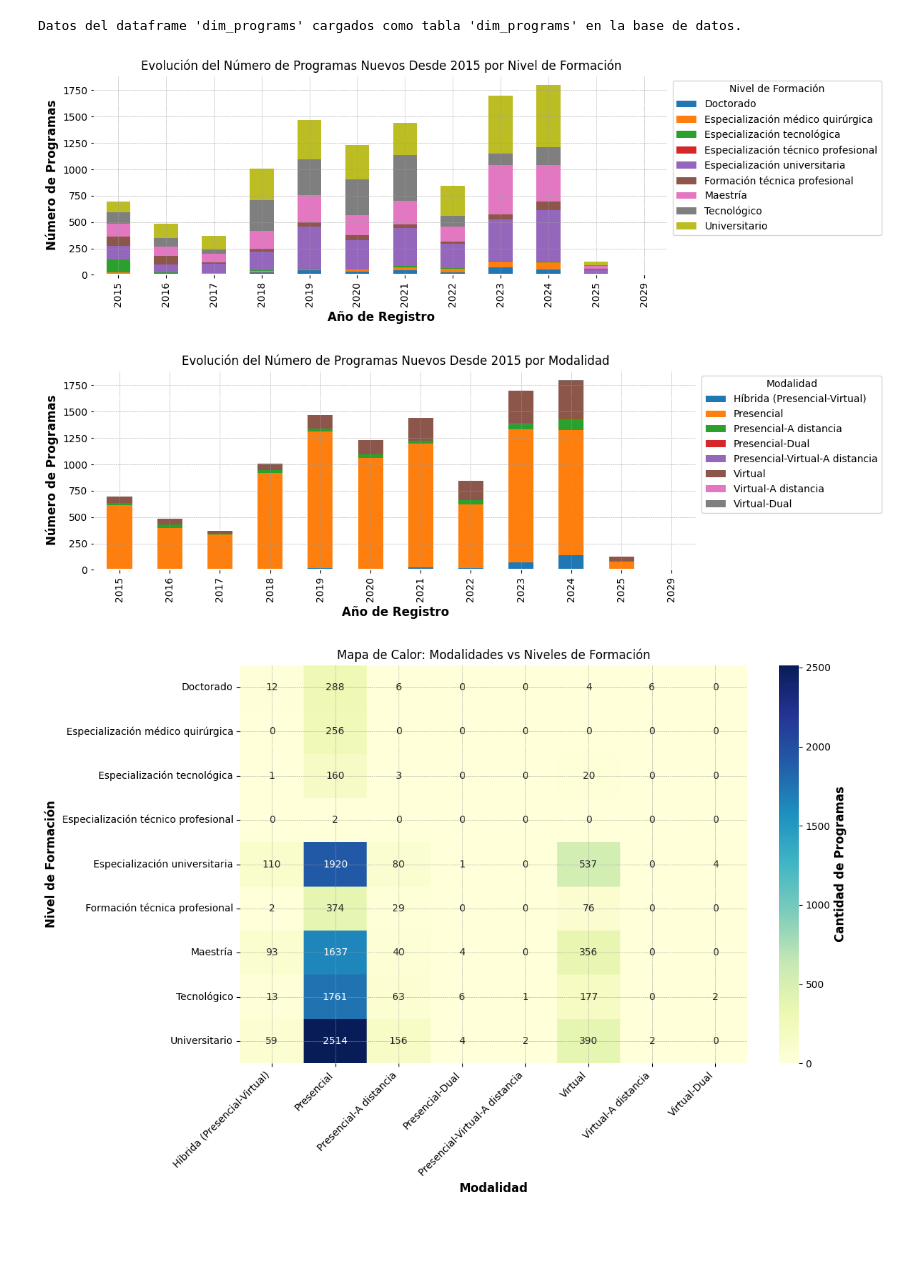
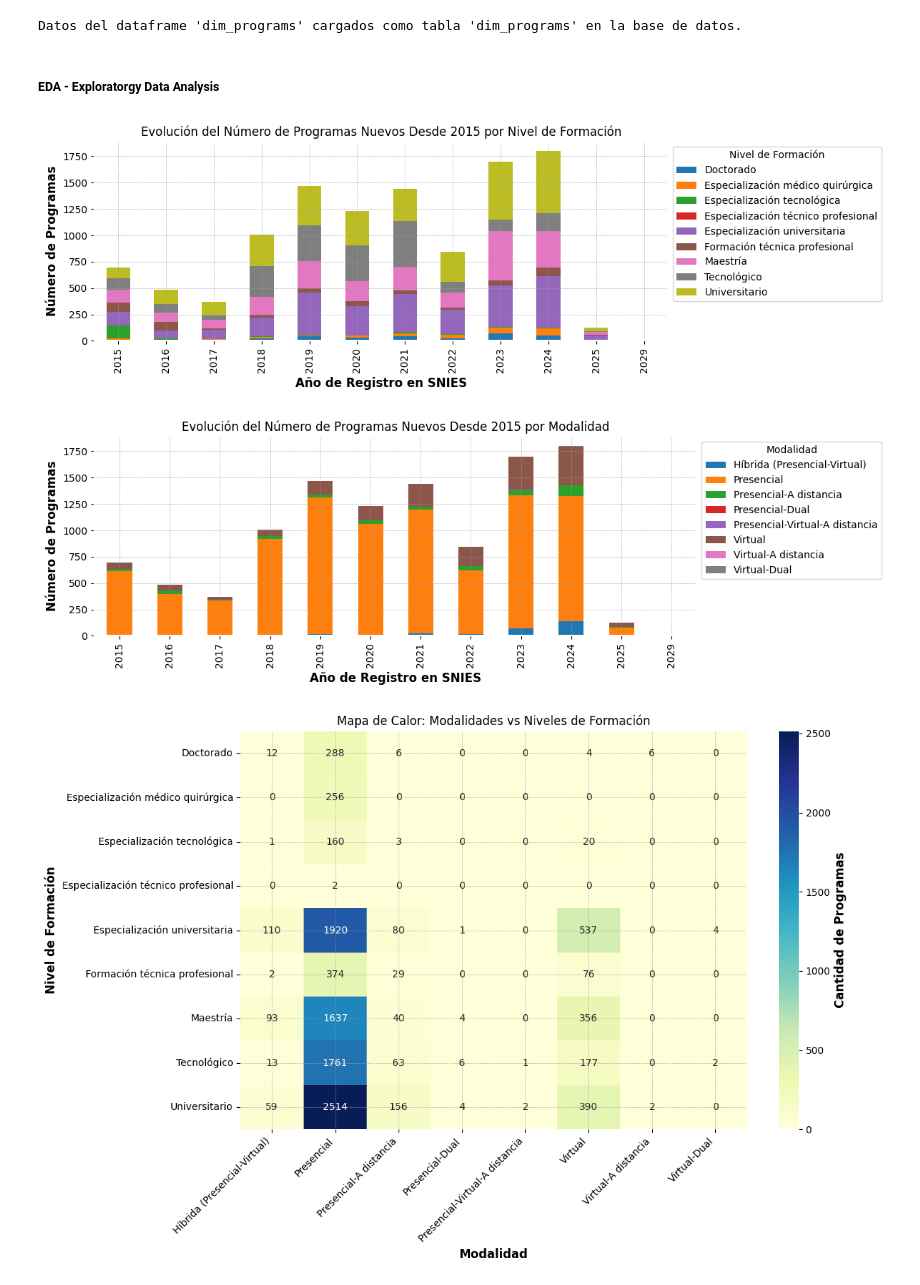
Before and after one commit to jennramos87/Proyecto_ETL, a Jupyter notebook: Porgrams.ipynb, the cells around one changed output. Cells and saved outputs as stored; diff of their text form; code cells hidden in the pictures; blank space fills up the shorter version.

```diff
--- a/Porgrams.ipynb
+++ b/Porgrams.ipynb
@@ -461,29 +463,31 @@ df_filtered_from_2015.to_sql('dim_programs', engine, if_exists='replace', index=
 print("Datos del dataframe 'dim_programs' cargados como tabla 'dim_programs' en la base de datos.")
 # %% [output]
 Datos del dataframe 'dim_programs' cargados como tabla 'dim_programs' en la base de datos.
+# %% [markdown]
+##### EDA - Exploratorgy Data Analysis
 # %%
 # Filtrar datos desde el año 2015
 df_filtered_from_2015 = df_programs_copy[df_programs_copy['FECHA_DE_REGISTRO_EN_SNIES'].dt.year >= 2015]
 # %%
 # Agrupar los datos por FECHA_DE_REGISTRO_EN_SNIES y NIVEL_DE_FORMACION
 programs_by_level = df_filtered_from_2015.groupby(
     [df_filtered_from_2015['FECHA_DE_REGISTRO_EN_SNIES'].dt.year, 'NIVEL_DE_FORMACION']
 ).size().unstack(fill_value=0)
 
 # Crear la gráfica de columnas apiladas
 programs_by_level.plot(kind='bar', stacked=True, figsize=(12, 4))
 
 # Configurar etiquetas y título
 plt.title('Evolución del Número de Programas Nuevos Desde 2015 por Nivel de Formación')
-plt.xlabel('Año de Registro')
+plt.xlabel('Año de Registro en SNIES')
 plt.ylabel('Número de Programas')
 plt.legend(title='Nivel de Formación', bbox_to_anchor=(1.0, 1), loc='upper left')
 plt.tight_layout()
 
 # Mostrar la gráfica
 plt.show()
 # %% [output]
-[figure, old version]
+[figure, new version]
 # %%
 # Agrupar los datos por FECHA_DE_REGISTRO_EN_SNIES y MODALIDAD
 programs_by_modalidad = df_filtered_from_2015.groupby(
@@ -495,7 +499,7 @@ programs_by_modalidad.plot(kind='bar', stacked=True, figsize=(12, 4))
 
 # Configurar etiquetas y título
 plt.title('Evolución del Número de Programas Nuevos Desde 2015 por Modalidad')
-plt.xlabel('Año de Registro')
+plt.xlabel('Año de Registro en SNIES')
 plt.ylabel('Número de Programas')
 plt.legend(title='Modalidad', bbox_to_anchor=(1.0, 1), loc='upper left')
 plt.tight_layout()
@@ -503,7 +507,7 @@ plt.tight_layout()
 # Mostrar la gráfica
 plt.show()
 # %% [output]
-[figure, old version]
+[figure, new version]
 # %%
 import seaborn as sns
 
```
Also changed, not shown: parts of 2 cells of this notebook, 2 other files.
